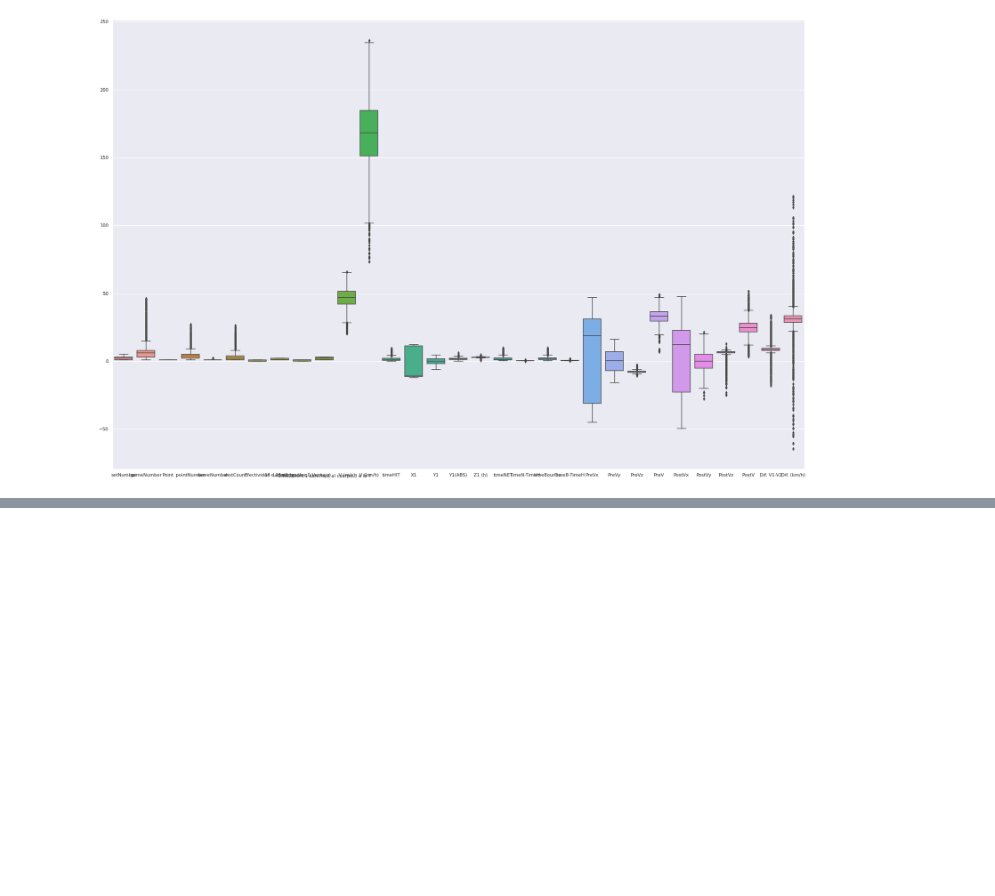
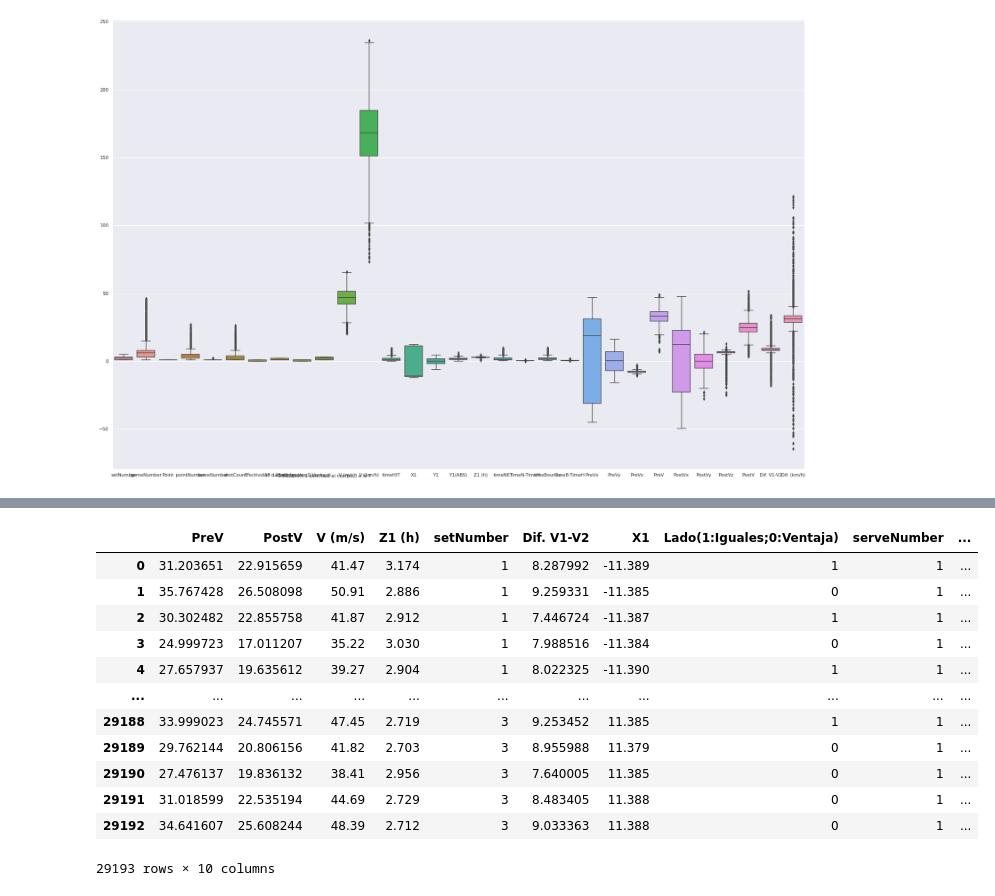
Before and after one commit to Jalagarto/tennis, a Jupyter notebook: EDA/understanding_data.ipynb, the cells around one changed output, grey strips where cells are left out. Saved outputs shown, nothing was run; the diff lists cells and outputs as text; code cells hidden in the pictures; blank space fills up the shorter version.

```diff
--- a/EDA/understanding_data.ipynb
+++ b/EDA/understanding_data.ipynb
@@ -6,5 +6,6 @@ https://www.epa.gov/caddis-vol4/exploratory-data-analysis
 import pandas as pd
 import matplotlib.pyplot as plt
 import seaborn as sn
+pd.set_option('max_columns', None)  # show all columns
 # %%
 df = pd.read_excel('../BJK_corregido.xlsx')
@@ -201,0 +298,6 @@ sn.boxplot(data=df)
+# %%
+y = 'Efectividad'
+x = ['PreV', 'PostV',  'V (m/s)', 'Z1 (h)', 'setNumber', 'Dif. V1-V2', 'X1', 'Lado(1:Iguales;0:Ventaja)', 'serveNumber', 'Y1']
+# %%
+Y = df[y]
+X = df[x]
@@ -201,0 +317,16 @@ sn.boxplot(data=df)
+# %%
+X  # NOT DEFINITIVE!!!!   CHECK CORRELATIONS AFTER ONE HOT ENCODING OR ORDINAL ENCODING!
+# %% [output]
+|  | PreV | PostV | V (m/s) | Z1 (h) | setNumber | Dif. V1-V2 | X1 | Lado(1:Iguales;0:Ventaja) | serveNumber | ... |
+| 0 | 31.203651 | 22.915659 | 41.47 | 3.174 | 1 | 8.287992 | -11.389 | 1 | 1 | ... |
+| 1 | 35.767428 | 26.508098 | 50.91 | 2.886 | 1 | 9.259331 | -11.385 | 0 | 1 | ... |
+| 2 | 30.302482 | 22.855758 | 41.87 | 2.912 | 1 | 7.446724 | -11.387 | 1 | 1 | ... |
+| 3 | 24.999723 | 17.011207 | 35.22 | 3.030 | 1 | 7.988516 | -11.384 | 0 | 1 | ... |
+| 4 | 27.657937 | 19.635612 | 39.27 | 2.904 | 1 | 8.022325 | -11.390 | 1 | 1 | ... |
+| ... | ... | ... | ... | ... | ... | ... | ... | ... | ... | ... |
+| 29188 | 33.999023 | 24.745571 | 47.45 | 2.719 | 3 | 9.253452 | 11.385 | 1 | 1 | ... |
+| 29189 | 29.762144 | 20.806156 | 41.82 | 2.703 | 3 | 8.955988 | 11.379 | 0 | 1 | ... |
+| 29190 | 27.476137 | 19.836132 | 38.41 | 2.956 | 3 | 7.640005 | 11.385 | 0 | 1 | ... |
+| 29191 | 31.018599 | 22.535194 | 44.69 | 2.729 | 3 | 8.483405 | 11.388 | 0 | 1 | ... |
+| 29192 | 34.641607 | 25.608244 | 48.39 | 2.712 | 3 | 9.033363 | 11.388 | 0 | 1 | ... |
+29193 rows × 10 columns
```
Also changed, not shown: parts of 18 cells of this notebook, 1 other file.
